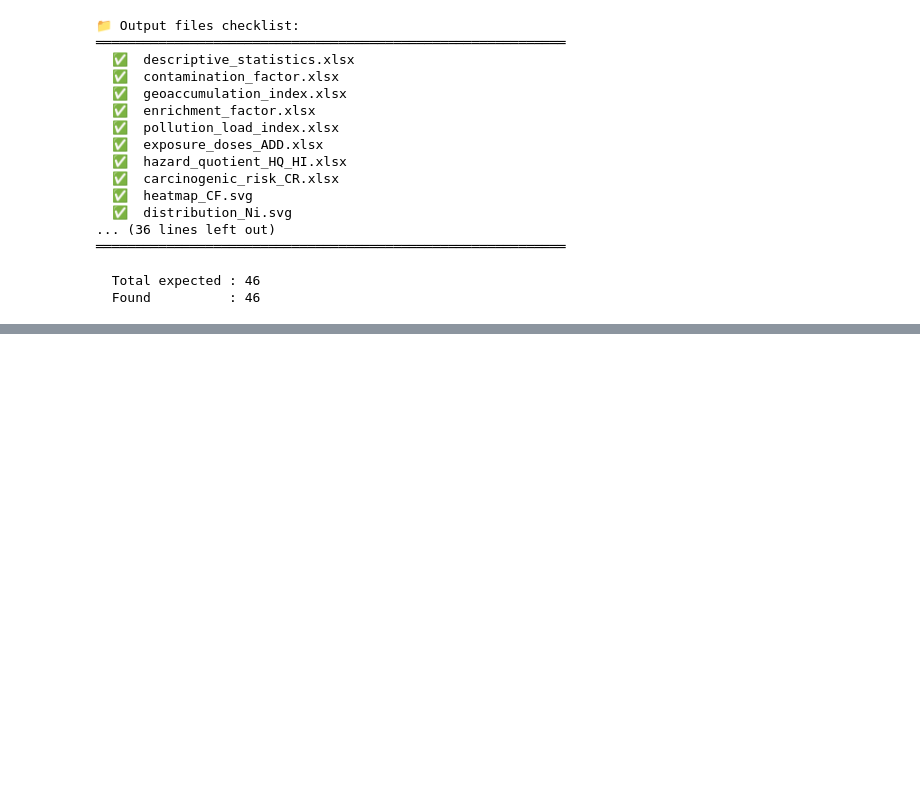
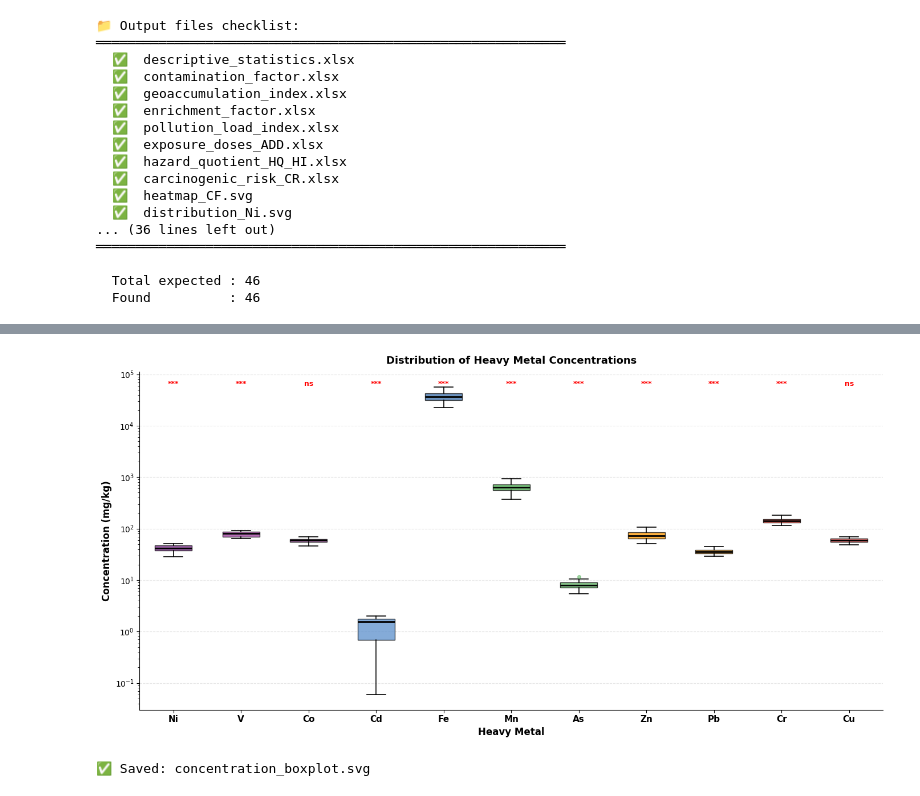
Before and after one commit to nibaskumar93n-debug/Morphoinformatics, a Jupyter notebook: Heavy_Metals_FIXED.ipynb, the cells around one changed output, grey strips where cells are left out. Cells and saved outputs as stored; diff of their text form; code cells hidden in the pictures; blank space fills up the shorter version.

```diff
--- a/Heavy_Metals_FIXED.ipynb
+++ b/Heavy_Metals_FIXED.ipynb
@@ -819,0 +1085,57 @@ print(f'  Found          : {sum(os.path.exists(f) for f in expected_files)}')
+# %%
+# ── CELL H: Box plot — concentration distribution per metal ──────────────────
+from scipy.stats import kruskal
+import matplotlib.patches as mpatches
+
+palette = [
+    '#7B2D8B','#9B3D9B','#AB5DAB','#5B8FCC','#3B6FAA',
+    '#4CAF50','#66BB6A','#FF9800','#FFA726','#F44336','#EF5350'
+]
+
+fig, ax = plt.subplots(figsize=(14, 7))
+
+bp = ax.boxplot(
+    [df[m].dropna().values for m in metals],
+    patch_artist=True,
+    notch=False,
+    widths=0.55,
+    medianprops=dict(color='black', linewidth=2),
+    whiskerprops=dict(linewidth=1.2),
+    capprops=dict(linewidth=1.2),
+    flierprops=dict(marker='o', markersize=4, alpha=0.6)
+)
+
+for patch, color in zip(bp['boxes'], palette):
+    patch.set_facecolor(color)
+    patch.set_alpha(0.75)
+
+for flier, color in zip(bp['fliers'], palette):
+    flier.set(markerfacecolor=color, markeredgecolor=color)
+
+# Significance stars (Kruskal-Wallis vs overall median)
+overall_median = df[metals].median().median()
+for i, m in enumerate(metals):
+    vals = df[m].dropna().values
+    # One-sample Wilcoxon-style: compare against overall median
+    _, p = sp_stats.wilcoxon(vals - overall_median) if len(vals) > 10 else (None, 1)
+    stars = '***' if p < 0.001 else '**' if p < 0.01 else '*' if p < 0.05 else 'ns'
+    ax.text(i + 1, ax.get_ylim()[1] if ax.get_ylim()[1] > 0 else vals.max() * 1.05,
+            stars, ha='center', fontsize=9, color='red', fontweight='bold')
+
+ax.set_yscale('log')
+ax.set_xticks(range(1, len(metals) + 1))
+ax.set_xticklabels(metals, fontsize=11, fontweight='bold')
+ax.set_xlabel('Heavy Metal', fontsize=12, fontweight='bold')
+ax.set_ylabel('Concentration (mg/kg)', fontsize=12, fontweight='bold')
+ax.set_title('Distribution of Heavy Metal Concentrations',
+             fontsize=13, fontweight='bold', pad=10)
+ax.grid(axis='y', alpha=0.3, linestyle='--')
+ax.spines[['top', 'right']].set_visible(False)
+
+plt.tight_layout()
+plt.savefig('concentration_boxplot.svg', dpi=300, bbox_inches='tight')
+plt.show()
+print("✅ Saved: concentration_boxplot.svg")
+# %% [output]
+[figure, added]
+✅ Saved: concentration_boxplot.svg
```
Also changed, not shown: parts of 15 cells of this notebook.
